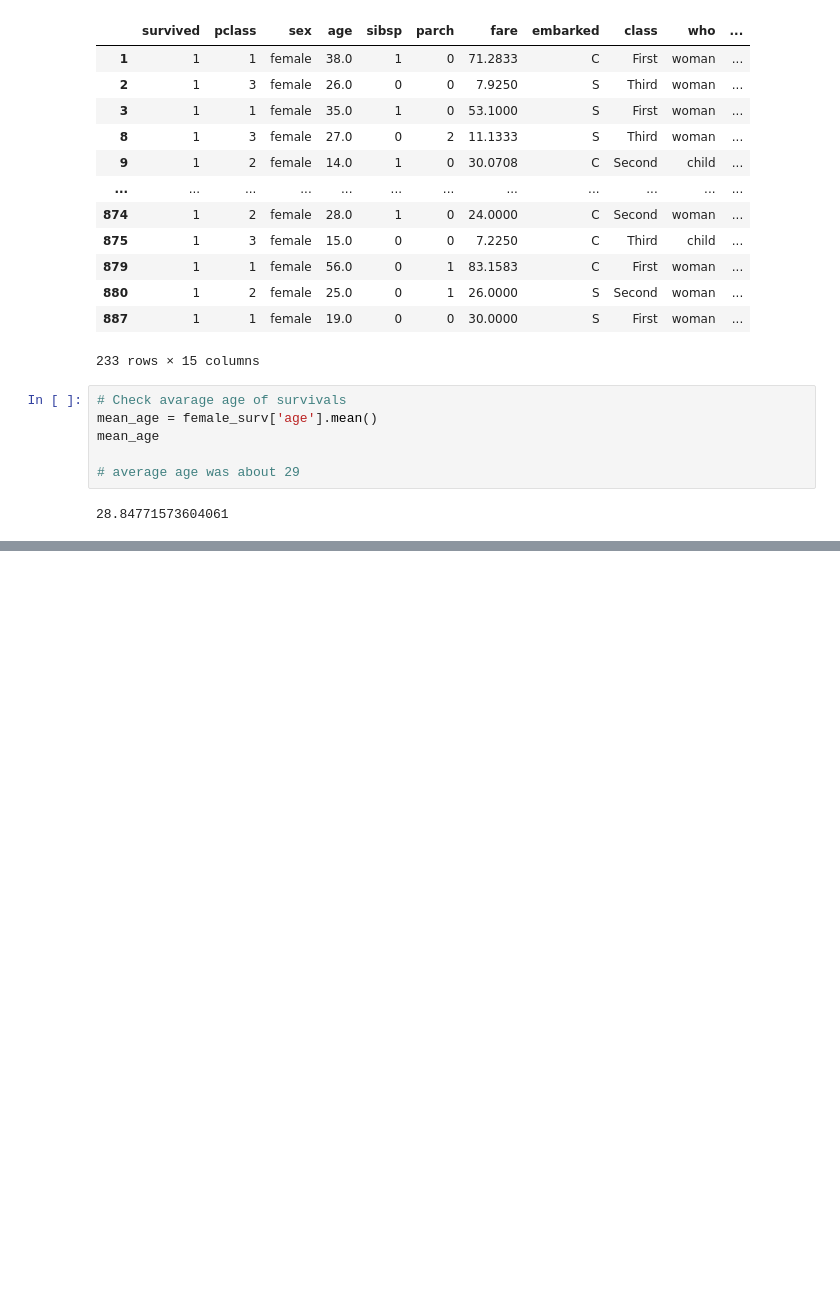
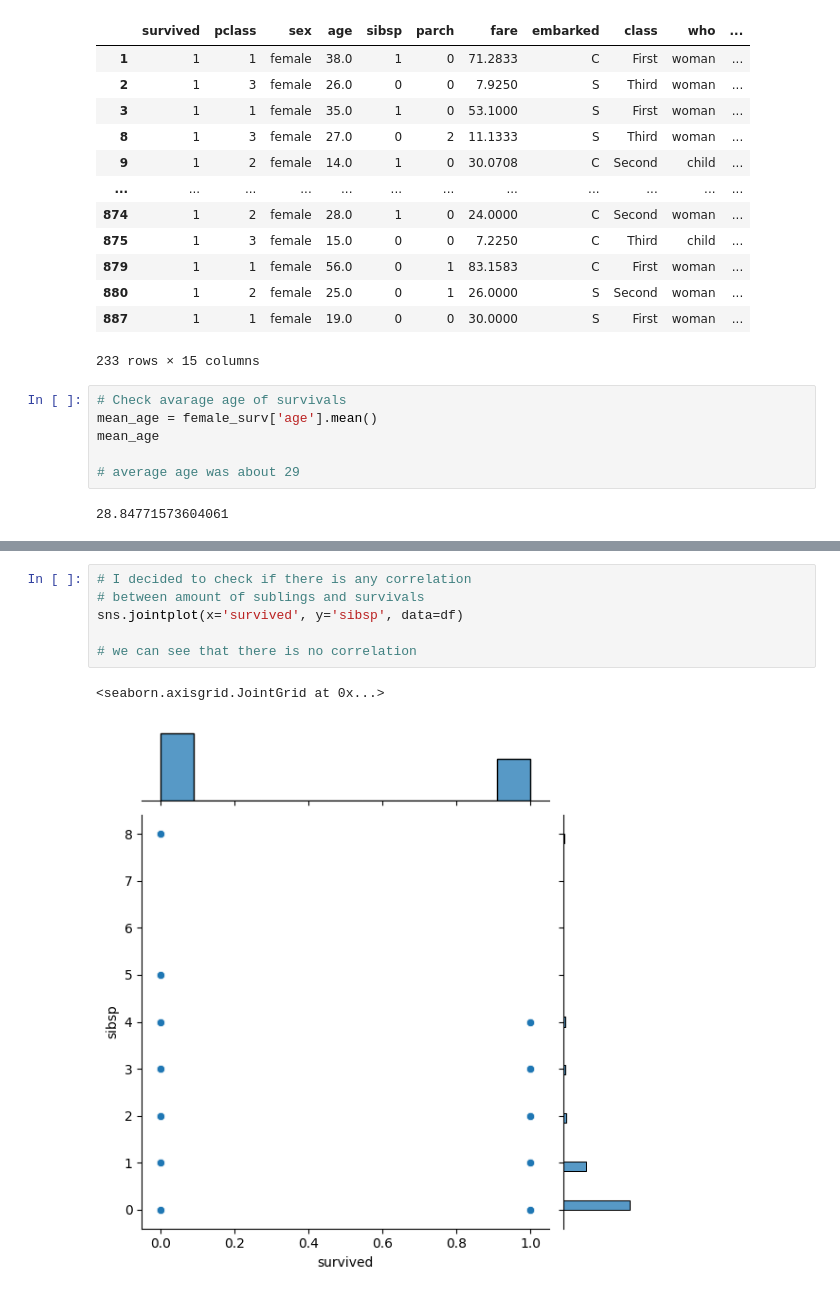
Before and after one commit to crypt0kitik/Introduction-to-Data-Analytics, a Jupyter notebook: Homework sets/SET 3/Titanic dataset - UNFINISHED.ipynb, the cells around one changed output, grey strips where cells are left out. Cells and saved outputs as stored; diff of their text form; blank space fills up the shorter version.

```diff
--- a/Homework sets/SET 3/Titanic dataset - UNFINISHED.ipynb
+++ b/Homework sets/SET 3/Titanic dataset - UNFINISHED.ipynb
@@ -119,0 +127,9 @@ Name: embark_town, dtype: int64
+# %%
+# I decided to check if there is any correlation
+# between amount of sublings and survivals
+sns.jointplot(x='survived', y='sibsp', data=df)
+
+# we can see that there is no correlation
+# %% [output]
+<seaborn.axisgrid.JointGrid at 0x...>
+[figure, added]
```
Also changed, not shown: parts of 11 cells of this notebook.
